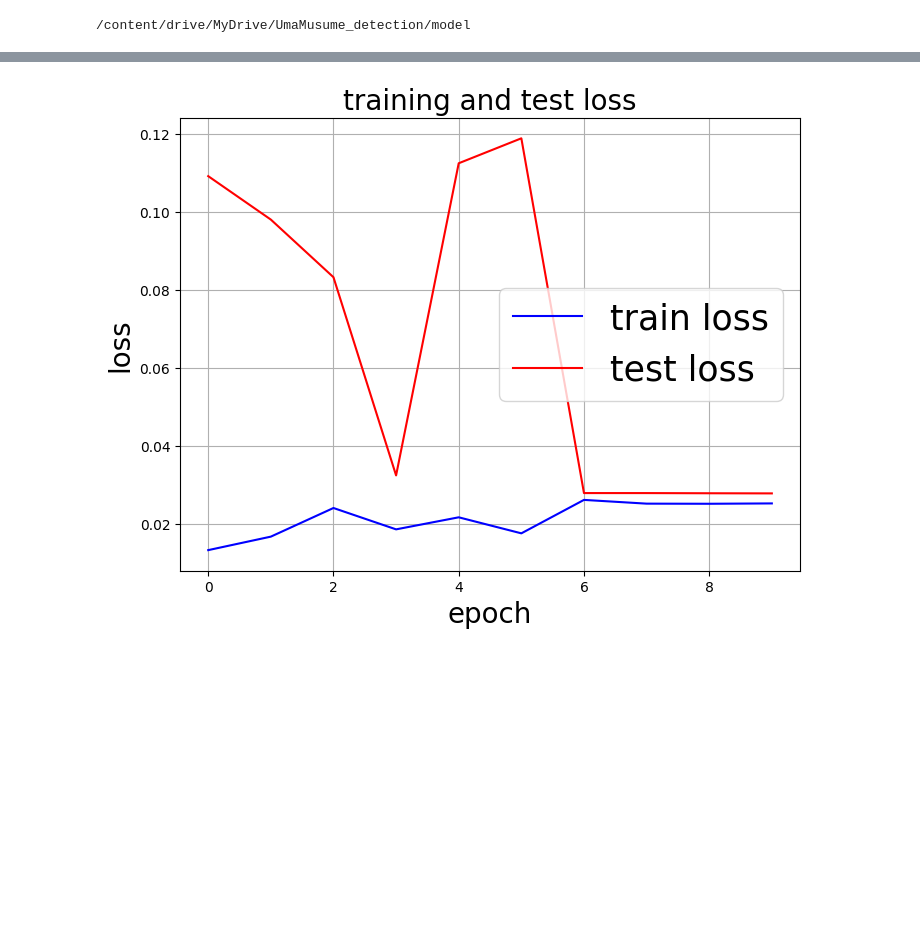
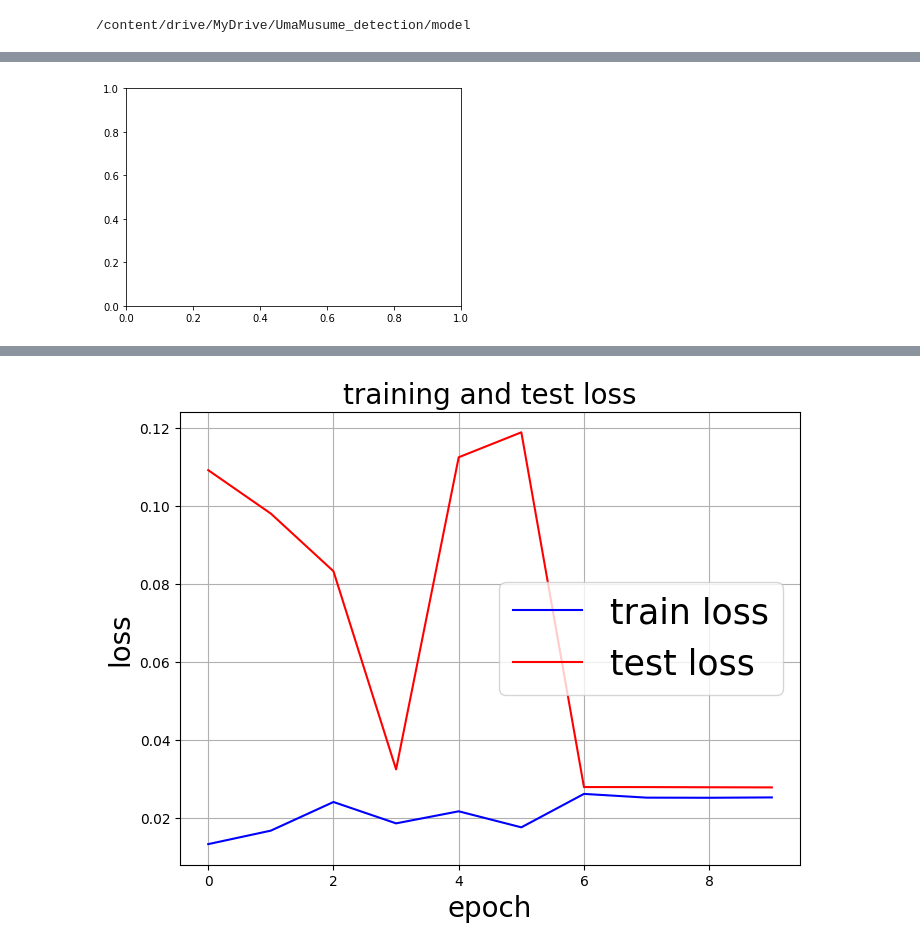
Before and after one commit to tatsu0428/UmaMusume_detection, a Jupyter notebook: src/model.ipynb, the cells around one changed output, grey strips where cells are left out. Saved outputs shown, nothing was run; the diff lists cells and outputs as text; code cells hidden in the pictures; blank space fills up the shorter version.

```diff
--- a/src/model.ipynb
+++ b/src/model.ipynb
@@ -163,0 +163,16 @@ KeyboardInterrupt: ignored
+# %%
+import matplotlib.pyplot as plt
+epoch_data = []
+
+for epoch in range(1, 50+1):
+  epoch_data.append(epoch)
+
+plt.plot(epoch_data, train_loss_list, label='train_loss')
+plt.xlabel('epoch')
+plt.ylabel('loss')
+plt.grid()
+plt.legend(loc='upper right')
+plt.savefig("train_loss.png")
+plt.gca().clear()
+# %% [output]
+[figure, added]
```
Also changed, not shown: parts of 3 cells of this notebook.
